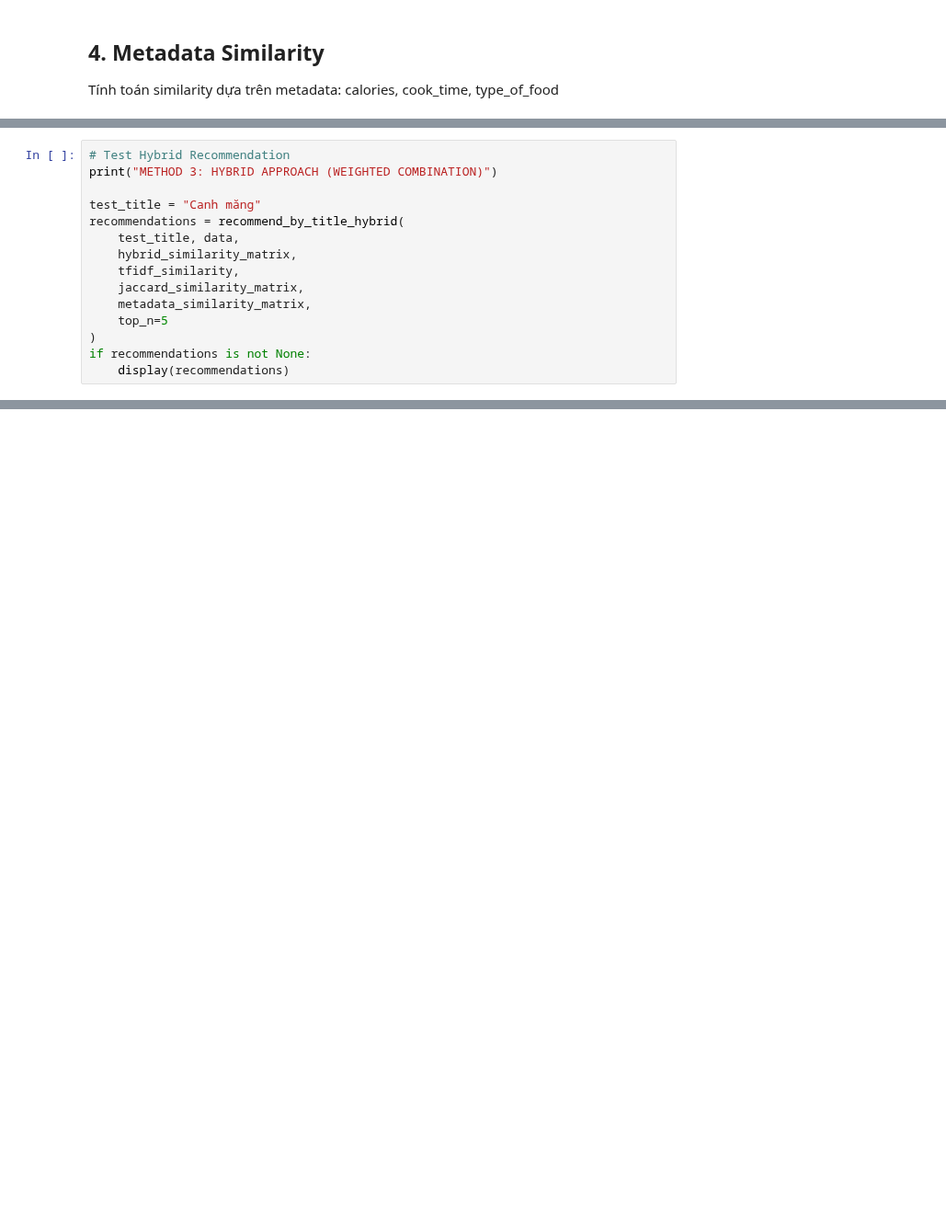
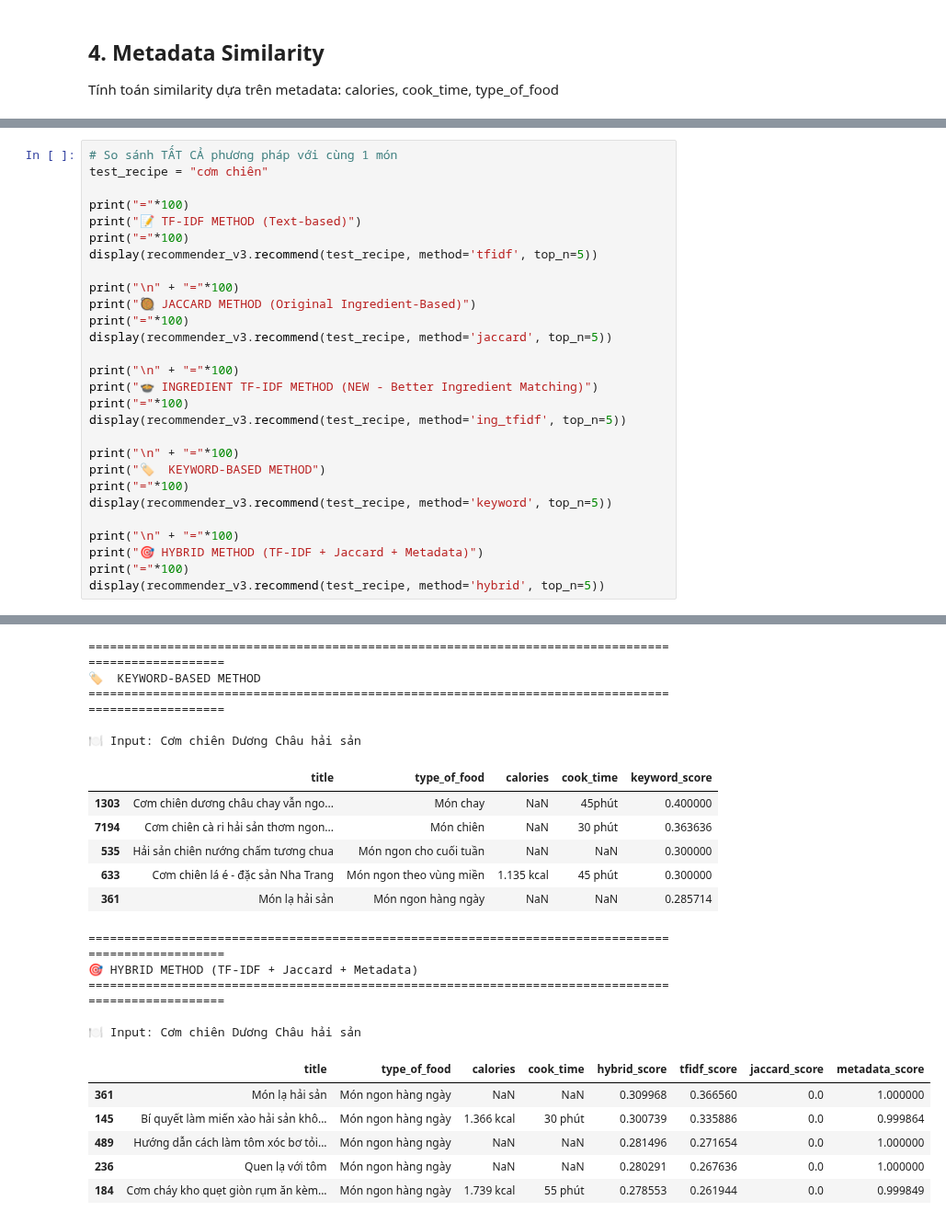
Before and after one commit to TMTien31/DS300-UIT-RecommenderSystem, a Jupyter notebook: Finalproject/notebooks/1_Content_Based.ipynb, the cells around one changed output, grey strips where cells are left out. Shown at 92% size. Saved outputs shown, nothing was run; the diff lists cells and outputs as text; blank space fills up the shorter version.

```diff
--- a/Finalproject/notebooks/1_Content_Based.ipynb
+++ b/Finalproject/notebooks/1_Content_Based.ipynb
@@ -569,17 +410,2 @@ def recommend_by_title_hybrid(title, df, hybrid_sim, tfidf_sim, jaccard_sim, met
 
     return get_hybrid_recommendations(recipe_idx, hybrid_sim, tfidf_sim, jaccard_sim, metadata_sim, df, top_n)
-# %%
-# Test Hybrid Recommendation
-print("METHOD 3: HYBRID APPROACH (WEIGHTED COMBINATION)")
-
-test_title = "Canh măng"
-recommendations = recommend_by_title_hybrid(
-    test_title, data,
-    hybrid_similarity_matrix,
-    tfidf_similarity,
-    jaccard_similarity_matrix,
-    metadata_similarity_matrix,
-    top_n=5
-)
-if recommendations is not None:
-    display(recommendations)
@@ -720,0 +841,29 @@ results2 = compare_all_methods(
+# %%
+# So sánh TẤT CẢ phương pháp với cùng 1 món
+test_recipe = "cơm chiên"
+
+print("="*100)
+print("📝 TF-IDF METHOD (Text-based)")
+print("="*100)
+display(recommender_v3.recommend(test_recipe, method='tfidf', top_n=5))
+
+print("\n" + "="*100)
+print("🥘 JACCARD METHOD (Original Ingredient-Based)")
+print("="*100)
+display(recommender_v3.recommend(test_recipe, method='jaccard', top_n=5))
+
+print("\n" + "="*100)
+print("🍲 INGREDIENT TF-IDF METHOD (NEW - Better Ingredient Matching)")
+print("="*100)
+display(recommender_v3.recommend(test_recipe, method='ing_tfidf', top_n=5))
+
+print("\n" + "="*100)
+print("🏷️  KEYWORD-BASED METHOD")
+print("="*100)
+display(recommender_v3.recommend(test_recipe, method='keyword', top_n=5))
+
+print("\n" + "="*100)
+print("🎯 HYBRID METHOD (TF-IDF + Jaccard + Metadata)")
+print("="*100)
+display(recommender_v3.recommend(test_recipe, method='hybrid', top_n=5))
+# %% [output]
@@ -720,0 +903,22 @@ results2 = compare_all_methods(
+====================================================================================================
+🏷️  KEYWORD-BASED METHOD
+====================================================================================================
+
+🍽️ Input: Cơm chiên Dương Châu hải sản
+|  | title | type_of_food | calories | cook_time | keyword_score |
+| 1303 | Cơm chiên dương châu chay vẫn ngo... | Món chay | NaN | 45phút | 0.400000 |
+| 7194 | Cơm chiên cà ri hải sản thơm ngon... | Món chiên | NaN | 30 phút | 0.363636 |
+| 535 | Hải sản chiên nướng chấm tương chua | Món ngon cho cuối tuần | NaN | NaN | 0.300000 |
+| 633 | Cơm chiên lá é - đặc sản Nha Trang | Món ngon theo vùng miền | 1.135 kcal | 45 phút | 0.300000 |
+| 361 | Món lạ hải sản | Món ngon hàng ngày | NaN | NaN | 0.285714 |
+====================================================================================================
+🎯 HYBRID METHOD (TF-IDF + Jaccard + Metadata)
+====================================================================================================
+
+🍽️ Input: Cơm chiên Dương Châu hải sản
+|  | title | type_of_food | calories | cook_time | hybrid_score | tfidf_score | jaccard_score | metadata_score |
+| 361 | Món lạ hải sản | Món ngon hàng ngày | NaN | NaN | 0.309968 | 0.366560 | 0.0 | 1.000000 |
+| 145 | Bí quyết làm miến xào hải sản khô... | Món ngon hàng ngày | 1.366 kcal | 30 phút | 0.300739 | 0.335886 | 0.0 | 0.999864 |
+| 489 | Hướng dẫn cách làm tôm xóc bơ tỏi... | Món ngon hàng ngày | NaN | NaN | 0.281496 | 0.271654 | 0.0 | 1.000000 |
+| 236 | Quen lạ với tôm | Món ngon hàng ngày | NaN | NaN | 0.280291 | 0.267636 | 0.0 | 1.000000 |
+| 184 | Cơm cháy kho quẹt giòn rụm ăn kèm... | Món ngon hàng ngày | 1.739 kcal | 55 phút | 0.278553 | 0.261944 | 0.0 | 0.999849 |
```
Also changed, not shown: parts of 53 cells of this notebook.
